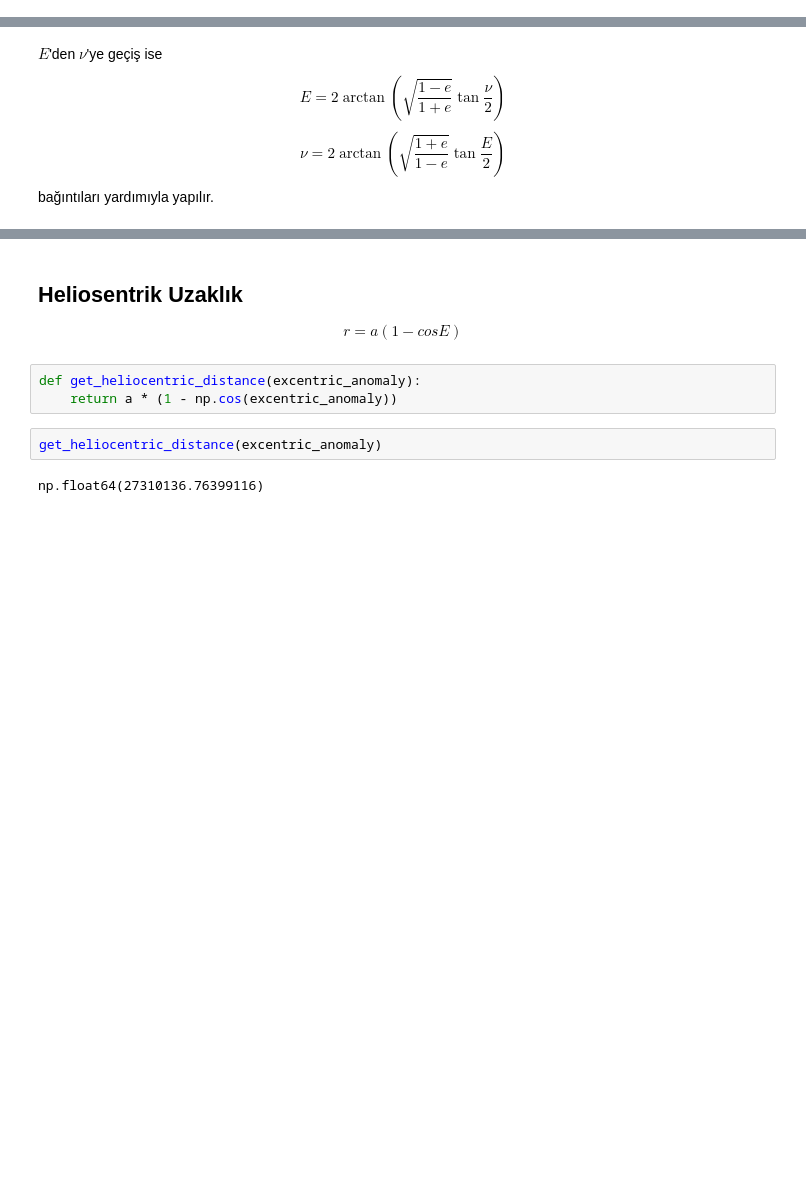
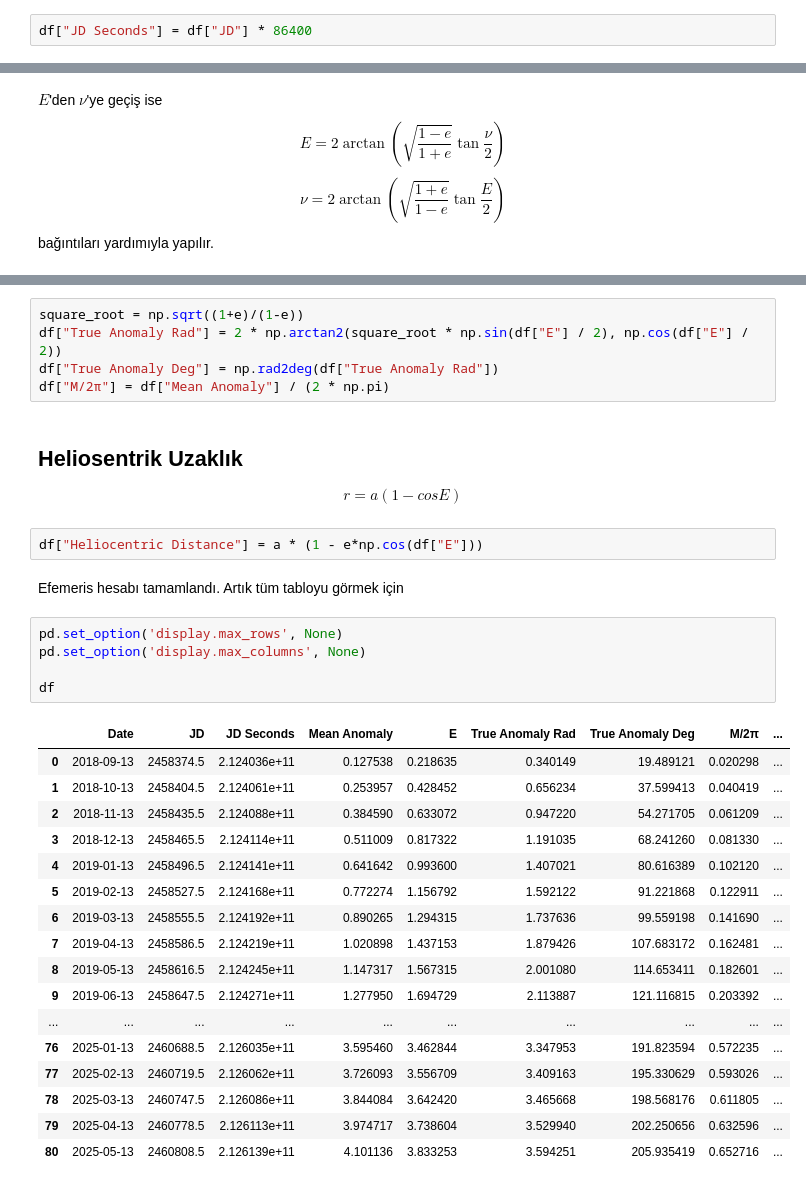
Before and after one commit to 999-juiceWRLD/AST208_assignment, a Jupyter notebook: assignment_tr.ipynb, the cells around one changed output, grey strips where cells are left out. Saved outputs shown, nothing was run; the diff lists cells and outputs as text; blank space fills up the shorter version.

```diff
--- a/assignment_tr.ipynb
+++ b/assignment_tr.ipynb
@@ -54,0 +94,2 @@ mean_anomaly
+# %%
+df["JD Seconds"] = df["JD"] * 86400
@@ -142,11 +176,36 @@ $$ \nu = 33.55^\circ $$
+# %%
+square_root = np.sqrt((1+e)/(1-e))
+df["True Anomaly Rad"] = 2 * np.arctan2(square_root * np.sin(df["E"] / 2), np.cos(df["E"] / 2))
+df["True Anomaly Deg"] = np.rad2deg(df["True Anomaly Rad"])
+df["M/2π"] = df["Mean Anomaly"] / (2 * np.pi)
 # %% [markdown]
 ## Heliosentrik Uzaklık
 
 $$ r = a(1 - cosE) $$
-# %%
-def get_heliocentric_distance(excentric_anomaly):
-    return a * (1 - np.cos(excentric_anomaly))
-# %%
-get_heliocentric_distance(excentric_anomaly)
-# %% [output]
-np.float64(27310136.76399116)
+# %%
+df["Heliocentric Distance"] = a * (1 - e*np.cos(df["E"]))
+# %% [markdown]
+Efemeris hesabı tamamlandı. Artık tüm tabloyu görmek için
+# %%
+pd.set_option('display.max_rows', None)
+pd.set_option('display.max_columns', None)
+
+df
+# %% [output]
+|  | Date | JD | JD Seconds | Mean Anomaly | E | True Anomaly Rad | True Anomaly Deg | M/2π | ... |
+| 0 | 2018-09-13 | 2458374.5 | 2.124036e+11 | 0.127538 | 0.218635 | 0.340149 | 19.489121 | 0.020298 | ... |
+| 1 | 2018-10-13 | 2458404.5 | 2.124061e+11 | 0.253957 | 0.428452 | 0.656234 | 37.599413 | 0.040419 | ... |
+| 2 | 2018-11-13 | 2458435.5 | 2.124088e+11 | 0.384590 | 0.633072 | 0.947220 | 54.271705 | 0.061209 | ... |
+| 3 | 2018-12-13 | 2458465.5 | 2.124114e+11 | 0.511009 | 0.817322 | 1.191035 | 68.241260 | 0.081330 | ... |
+| 4 | 2019-01-13 | 2458496.5 | 2.124141e+11 | 0.641642 | 0.993600 | 1.407021 | 80.616389 | 0.102120 | ... |
+| 5 | 2019-02-13 | 2458527.5 | 2.124168e+11 | 0.772274 | 1.156792 | 1.592122 | 91.221868 | 0.122911 | ... |
+| 6 | 2019-03-13 | 2458555.5 | 2.124192e+11 | 0.890265 | 1.294315 | 1.737636 | 99.559198 | 0.141690 | ... |
+| 7 | 2019-04-13 | 2458586.5 | 2.124219e+11 | 1.020898 | 1.437153 | 1.879426 | 107.683172 | 0.162481 | ... |
+| 8 | 2019-05-13 | 2458616.5 | 2.124245e+11 | 1.147317 | 1.567315 | 2.001080 | 114.653411 | 0.182601 | ... |
+| 9 | 2019-06-13 | 2458647.5 | 2.124271e+11 | 1.277950 | 1.694729 | 2.113887 | 121.116815 | 0.203392 | ... |
+| ... | ... | ... | ... | ... | ... | ... | ... | ... | ... |
+| 76 | 2025-01-13 | 2460688.5 | 2.126035e+11 | 3.595460 | 3.462844 | 3.347953 | 191.823594 | 0.572235 | ... |
+| 77 | 2025-02-13 | 2460719.5 | 2.126062e+11 | 3.726093 | 3.556709 | 3.409163 | 195.330629 | 0.593026 | ... |
+| 78 | 2025-03-13 | 2460747.5 | 2.126086e+11 | 3.844084 | 3.642420 | 3.465668 | 198.568176 | 0.611805 | ... |
+| 79 | 2025-04-13 | 2460778.5 | 2.126113e+11 | 3.974717 | 3.738604 | 3.529940 | 202.250656 | 0.632596 | ... |
+| 80 | 2025-05-13 | 2460808.5 | 2.126139e+11 | 4.101136 | 3.833253 | 3.594251 | 205.935419 | 0.652716 | ... |
```
Also changed, not shown: parts of 35 cells of this notebook.
